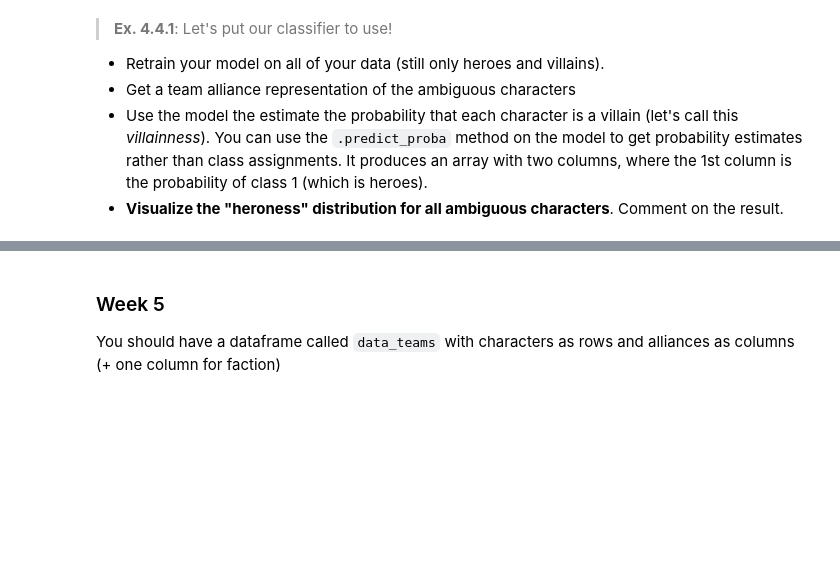
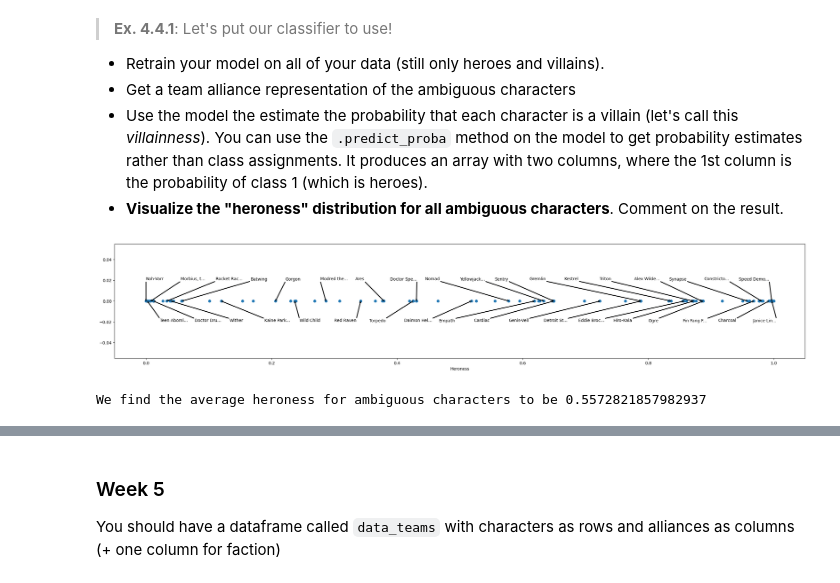
Before and after one commit to UncatchableAlex/Big_Data, a Jupyter notebook: exercises/Assignment_2.ipynb, the cells around one changed output, grey strips where cells are left out. Saved outputs shown, nothing was run; the diff lists cells and outputs as text; code cells hidden in the pictures; blank space fills up the shorter version.

```diff
--- a/exercises/Assignment_2.ipynb
+++ b/exercises/Assignment_2.ipynb
@@ -7,3 +73,16 @@ Some general remarks for handing in exercises:
+# %%
+# 4.1.4.1
+characters_with_alliances = sorted([character for character in characters if sum(alliance_vector(character, all_teams)) > 0])
+feature_matrix = [alliance_vector(character, all_teams) for character in characters_with_alliances]
+targets = [(character[:-4], faction) for faction in range(len(factions)) for character in os.listdir("../data/%s" % factions[faction])]
+target_matrix = [target[1] for target in sorted(targets) if target[0] in set(characters_with_alliances)]
+# %%
+# remove ambiguous characters (with alliances) from our dataframe:
+ambiguous = {character[:-4] for character in os.listdir('../data/ambiguous')}
+# make new feature and target matrices without rows to represent ambiguous characters
+feature_matrix_no_ambiguous = [feature for (feature, name) in zip(feature_matrix, characters_with_alliances) if name not in ambiguous]
+target_matrix_no_ambiguous = [faction for (faction, name) in zip(target_matrix, characters_with_alliances) if name not in ambiguous]
+characters_no_ambiguous = [name for name in characters_with_alliances if name not in ambiguous]
 # %% [markdown]
 ### Week 4
 # %% [markdown]
@@ -42,3 +132,44 @@ NameError: name 'feature_matrix_no_ambiguous' is not defined
 * Get a team alliance representation of the ambiguous characters
 * Use the model the estimate the probability that each character is a villain (let's call this *villainness*). You can use the `.predict_proba` method on the model to get probability estimates rather than class assignments. It produces an array with two columns, where the 1st column is the probability of class 1 (which is heroes).
 * **Visualize the "heroness" distribution for all ambiguous characters**. Comment on the result.
+# %%
+import numpy
+model = BernoulliNB()
+model.fit(feature_matrix_no_ambiguous, target_matrix_no_ambiguous)
+# get the portion of the feature matrix for the ambiguous characters:
+feature_matrix_ambiguous = [feature for (feature, faction) in zip(feature_matrix, target_matrix) if faction == 2]
+# get the names of the ambiguous characters:
+names_ambiguous = [name for (name, faction) in zip(characters_with_alliances, target_matrix) if faction == 2]
+# get the names of the ambiguous characters:
+heroness_ambiguous = [heroness for [heroness, villainness] in model.predict_proba(feature_matrix_ambiguous)]
+plot_data = sorted(zip(heroness_ambiguous, names_ambiguous))
+plt.figure(figsize=(30,5))
+plt.scatter([x[0] for x in plot_data], numpy.zeros_like(heroness_ambiguous))
+plt.xlabel('Heroness')
+arrow_props = {
+    'width': 1,
+    'headwidth': 4,
+    'headlength': 4,
+    'shrink': 600
+}
+n = len(plot_data)
+label_length = 10
+stride = 5
+# add lables on top of the graph
+for i in range(0, len(plot_data), stride):
+    cleaned_name = re.sub(r" \(.+\)", "", plot_data[i][1])
+    txt = cleaned_name[:label_length] + ('...' if len(cleaned_name) > label_length else '')
+    plt.annotate(text=txt, xy=(plot_data[i][0], 0), xytext=(i * plot_data[-1][0]/n, 0.02), arrowprops=arrow_props)
+# add labels underneath the graph
+for i in range(stride//2, len(plot_data), stride):
+    cleaned_name = re.sub(r" \(.+\)", "", plot_data[i][1])
+    txt = cleaned_name[:label_length] + ('...' if len(cleaned_name) > label_length else '')
+    plt.annotate(text=txt, xy=(plot_data[i][0], 0), xytext=(i * plot_data[-1][0]/n, -0.02), arrowprops=arrow_props)
+plt.show()
+# %% [output]
+[figure, added]
+# %%
+avg_heroness = sum(heroness_ambiguous) / len(heroness_ambiguous)
+print(f'We find the average heroness for ambiguous characters to be {avg_heroness}')
+# %% [output]
+We find the average heroness for ambiguous characters to be 0.5572821857982937
```
Also changed, not shown: parts of 10 cells of this notebook.
